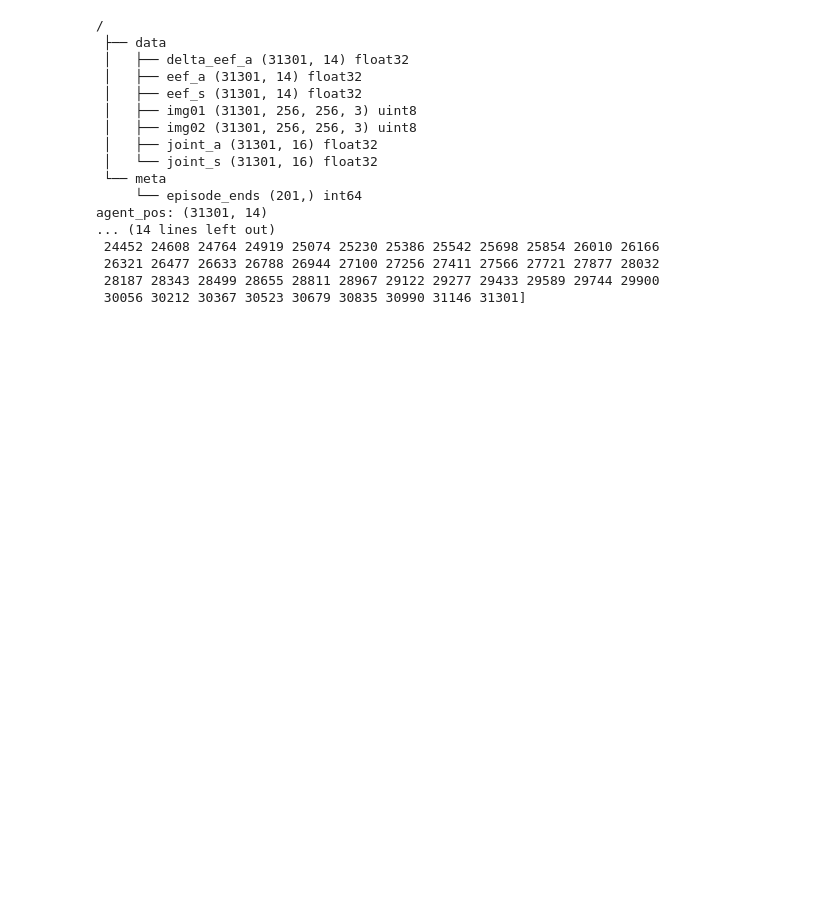
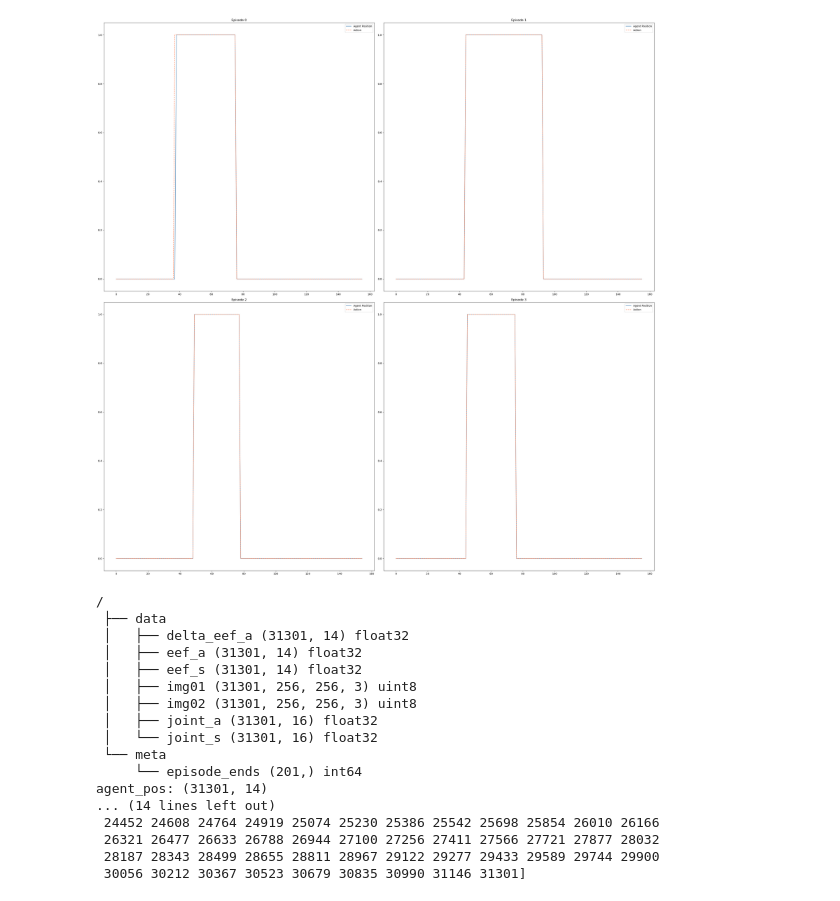
Before and after one commit to vpnasdfghjkl/diffusion, a Jupyter notebook: check_zarr_dataset.ipynb, the cells around one changed output. Cells and saved outputs as stored; diff of their text form; code cells hidden in the pictures; blank space fills up the shorter version.

Commit message:
test:Task1-RearangeToy

```diff
--- a/check_zarr_dataset.ipynb
+++ b/check_zarr_dataset.ipynb
@@ -5,7 +27,7 @@ import numpy as np
 import matplotlib.pyplot as plt
 
 # draw dataset
-dataset_path = "/media/camille/SATA1/dataset/dp3_real_robot_demo/real_robot_demo/drill_40demo_1024.zarr"
+dataset_path = "/app/dataset/kuavo/task_toy/toy_1/zarr/toy_1.zarr"
 dataset_root = zarr.open(dataset_path, 'r')
 
 print(dataset_root.tree())
@@ -21,56 +43,61 @@ print(dataset_root.tree())
  └── meta
      └── episode_ends (201,) int64
 '''
-# train_img01_data = dataset_root['data']['img01'][:]
-# train_img02_data = dataset_root['data']['img02'][:]
-
-# train_data = {
-#     'agent_pos': dataset_root['data']['eef_s'][:,],
-#     'action': dataset_root['data']['eef_a'][:]
-# }
-
-# agent = dataset_root['data']['eef_s'][:,:7]
-
-# episode_ends = dataset_root['meta']['episode_ends'][:]
-# for key, value in train_data.items():
-#     print(f"{key}: {value.shape}")
-# print(episode_ends)
-
-# # Plot first 10 episodes and record the video
-# fig, axs = plt.subplots(2, 2, figsize=(30, 30))
-# offset = 188
-# for i in range(4):
-#     start_idx = offset
-#     if offset > 0:
-#         start_idx = episode_ends[offset+i-1]
-#     end_idx = episode_ends[offset+i]
-#     episode_length = end_idx - start_idx
-#     ax = axs[i//2, i%2]
-#     ax.set_title(f"Episode {i}")
-#     ax.plot(train_data['agent_pos'][start_idx:end_idx, :7],
-#         label='Agent Position', color='steelblue', linestyle='solid')
-#     ax.plot(train_data['action'][start_idx:end_idx, :7],
-#         label='Action', color='coral', linestyle='dashed')
-
-#     ax.legend()
-
-#     frames_img01 = train_img01_data[start_idx:end_idx]
-#     frames_img02 = train_img02_data[start_idx:end_idx]
+train_img01_data = dataset_root['data']['img01'][:]
+train_img02_data = dataset_root['data']['img02'][:]
 
 
-#     # Write frames to a video file in MP4 format
-#     video_path = f"episode_{i}.mp4"
-#     out = cv2.VideoWriter(video_path, cv2.VideoWriter_fourcc(*'mp4v'), 10, (512, 256))  # Adjust size for combined frames
+train_data = {
+    'agent_pos': dataset_root['data']['joint_s'][:,].copy(),  # 复制避免直接修改原数据
+    'action': dataset_root['data']['joint_a'][:].copy(),
+}
 
-#     for frame1, frame2 in zip(frames_img01, frames_img02):
-#         # Combine images horizontally (side-by-side)
-#         combined_frame = np.concatenate((frame1, frame2), axis=1)  # Axis 1 for horizontal stacking
-#         combined_frame = cv2.cvtColor(combined_frame, cv2.COLOR_RGB2BGR)  # Convert to BGR for OpenCV
-#         out.write(combined_frame)
-#     out.release()
 
-# plt.tight_layout()
-# plt.show()
+train_data['agent_pos'][:, [6, 7]] = train_data['agent_pos'][:, [7, 6]]
+train_data['action'][:, [6, 7]] = train_data['action'][:, [7, 6]]
+
+agent = dataset_root['data']['eef_s'][:,:8]
+
+episode_ends = dataset_root['meta']['episode_ends'][:]
+for key, value in train_data.items():
+    print(f"{key}: {value.shape}")
+print(episode_ends)
+
+# Plot first 10 episodes and record the video
+fig, axs = plt.subplots(2, 2, figsize=(30, 30))
+offset = 188
+for i in range(4):
+    start_idx = offset
+    if offset > 0:
+        start_idx = episode_ends[offset+i-1]
+    end_idx = episode_ends[offset+i]
+    episode_length = end_idx - start_idx
+    ax = axs[i//2, i%2]
+    ax.set_title(f"Episode {i}")
+    ax.plot(train_data['agent_pos'][start_idx:end_idx, 7:8],
+        label='Agent Position', color='steelblue', linestyle='solid')
+    ax.plot(train_data['action'][start_idx:end_idx, 7:8],
+        label='Action', color='coral', linestyle='dashed')
+
+    ax.legend()
+
+    frames_img01 = train_img01_data[start_idx:end_idx]
+    frames_img02 = train_img02_data[start_idx:end_idx]
+
+
+    # Write frames to a video file in MP4 format
+    video_path = f"episode_{i}.mp4"
+    out = cv2.VideoWriter(video_path, cv2.VideoWriter_fourcc(*'mp4v'), 10, (512, 256))  # Adjust size for combined frames
+
+    for frame1, frame2 in zip(frames_img01, frames_img02):
+        # Combine images horizontally (side-by-side)
+        combined_frame = np.concatenate((frame1, frame2), axis=1)  # Axis 1 for horizontal stacking
+        combined_frame = cv2.cvtColor(combined_frame, cv2.COLOR_RGB2BGR)  # Convert to BGR for OpenCV
+        out.write(combined_frame)
+    out.release()
+
+plt.tight_layout()
+plt.show()
 # %% [output]
 /
  ├── data
@@ -85,3 +119,4 @@ print(dataset_root.tree())
+[figure, added]
 # %%
 # %% [output]
 /
```
Also changed, not shown: parts of 3 cells of this notebook, 17 other files.
